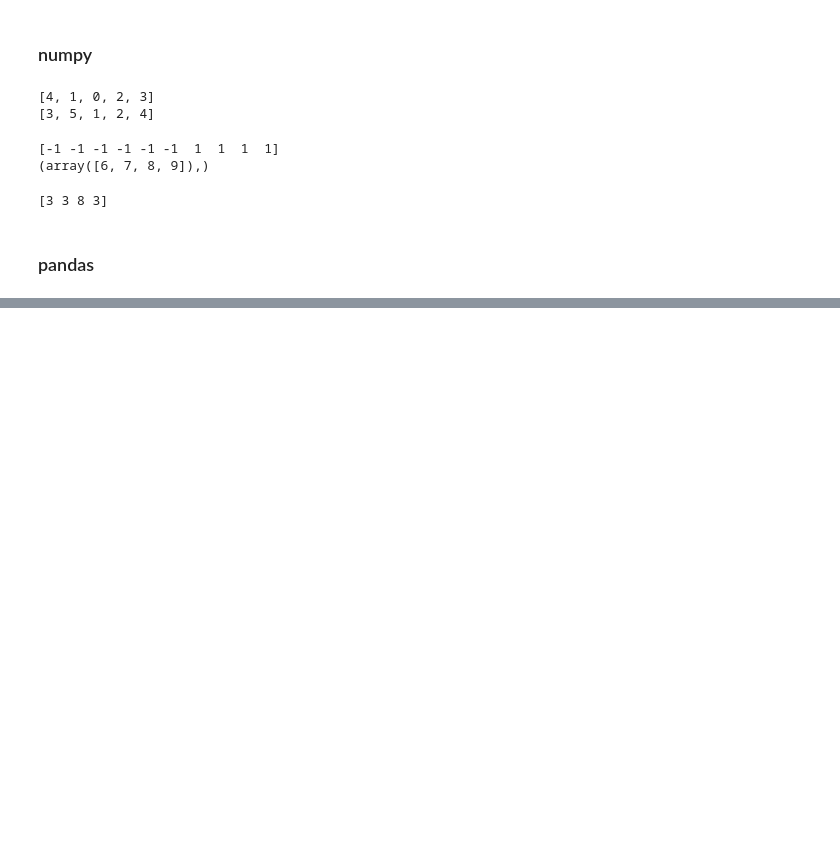
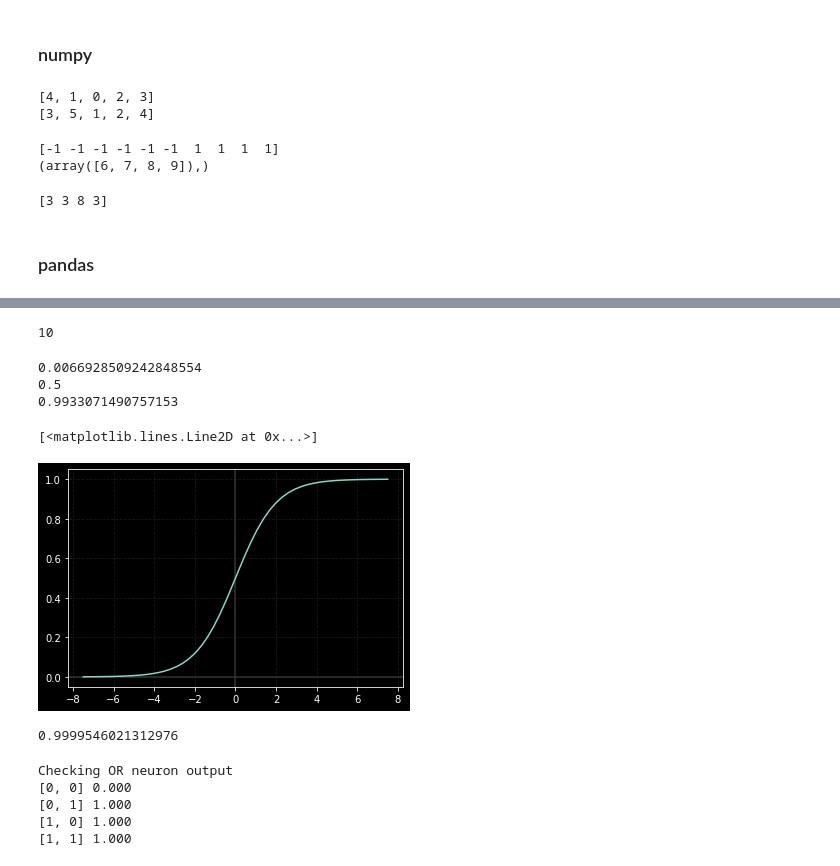
Before and after one commit to Qingfeng-Yao/Code-Repository, a Jupyter notebook: leetcodes/basics.ipynb, the cells around one changed output, grey strips where cells are left out. Saved outputs shown, nothing was run; the diff lists cells and outputs as text; code cells hidden in the pictures; blank space fills up the shorter version.

```diff
--- a/leetcodes/basics.ipynb
+++ b/leetcodes/basics.ipynb
@@ -866,0 +927,5 @@ print(np.clip(a,3,8))
+# %%
+# Test linear_neuron() function
+linear_neuron(my_x, my_w, my_b)
+# %% [output]
+10
@@ -866,0 +935,30 @@ print(np.clip(a,3,8))
+# %%
+# Logistic sigmoid
+def sigmoid(z):
+    """
+    return the logistic sigmoid (use exp())
+    """
+    return 1/(1+exp(-z))
+# %%
+# Try out σ() for different z values
+for z in (-5, 0, 5): print(sigmoid(z))
+# %% [output]
+0.0066928509242848554
+0.5
+0.9933071490757153
+# %%
+# Import some plotting stuff to graph sigmoid()
+from numpy import linspace
+from matplotlib.pyplot import plot, axhline, axvline, grid, style
+style.use('dark_background')
+# %%
+# Get a pair of axis and grid lines centred in (0, 0)
+axhline(c='.2'); axvline(color='.2')
+grid(c='.1', ls='--')
+
+# Plot across a span of numbers
+z = linspace(-7.5, 7.5)
+plot(z, sigmoid(z))
+# %% [output]
+[<matplotlib.lines.Line2D at 0x...>]
+[figure, added]
@@ -866,0 +972,5 @@ print(np.clip(a,3,8))
+# %%
+# Test neuron() function
+neuron(my_x, my_w, my_b)
+# %% [output]
+0.9999546021312976
@@ -866,0 +991,10 @@ print(np.clip(a,3,8))
+# %%
+print('Checking OR neuron output')
+for my_x in my_x_collection:
+    print(my_x, f'{or_neuron(my_x):.3f}')
+# %% [output]
+Checking OR neuron output
+[0, 0] 0.000
+[0, 1] 1.000
+[1, 0] 1.000
+[1, 1] 1.000
```
Also changed, not shown: parts of 24 cells of this notebook, 1 other file.
